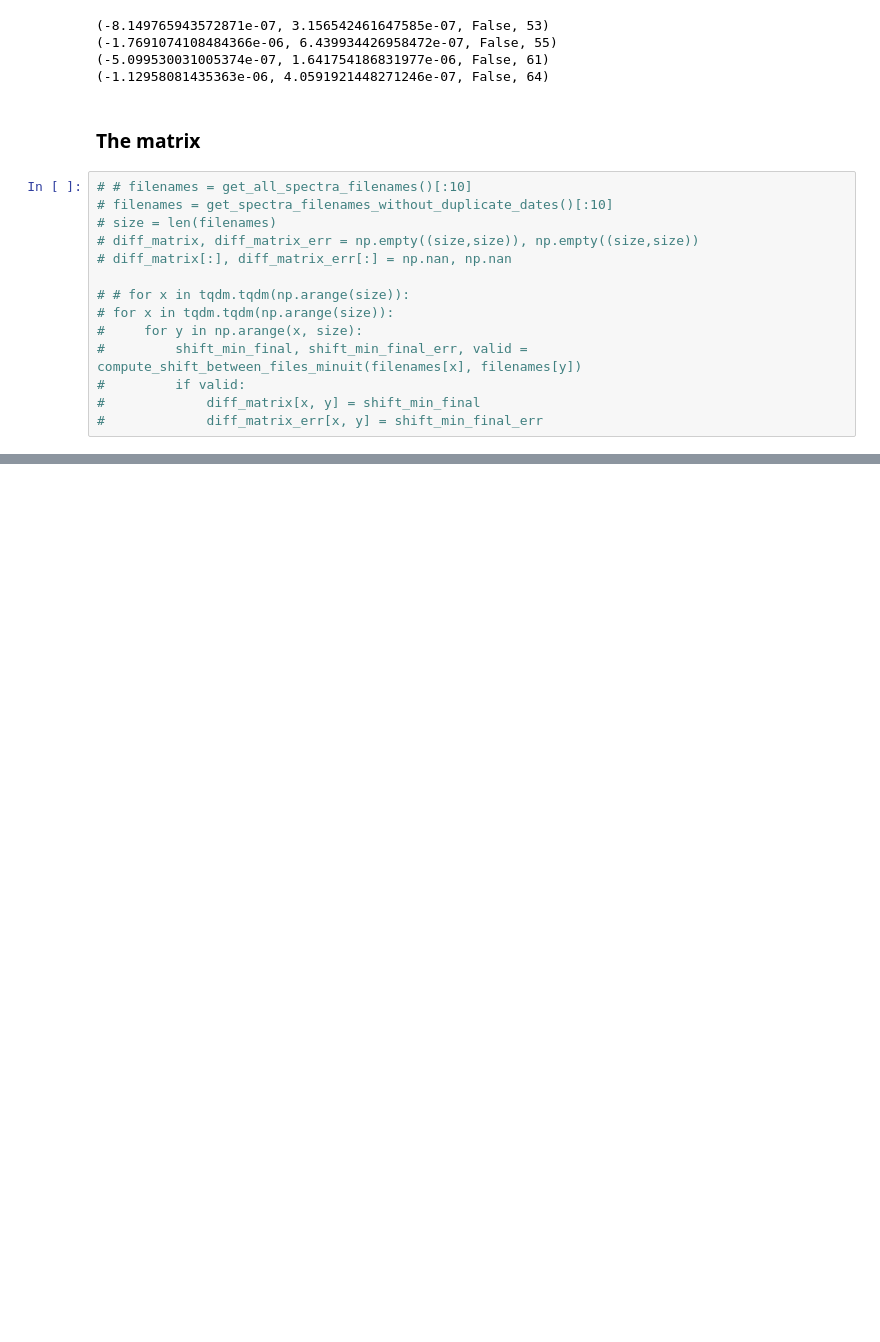
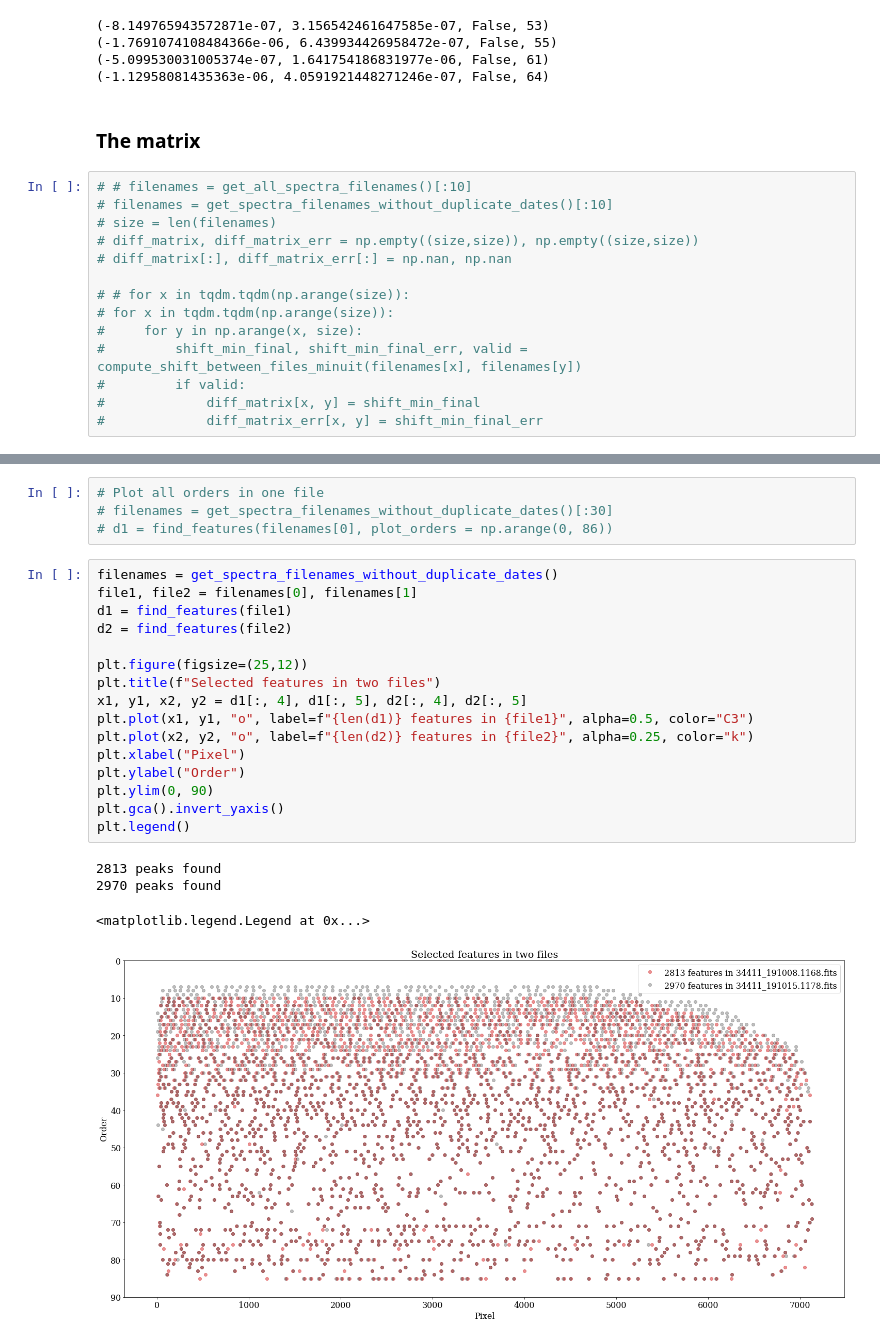
Before and after one commit to Harteg/bachelor-project, a Jupyter notebook: Lily_expres_data.ipynb, the cells around one changed output, grey strips where cells are left out. Saved outputs shown, nothing was run; the diff lists cells and outputs as text; blank space fills up the shorter version.

```diff
--- a/Lily_expres_data.ipynb
+++ b/Lily_expres_data.ipynb
@@ -564,0 +697,25 @@ Text(0.5, 1.0, 'Error')
+# %%
+# Plot all orders in one file
+# filenames = get_spectra_filenames_without_duplicate_dates()[:30]
+# d1 = find_features(filenames[0], plot_orders = np.arange(0, 86))
+# %%
+filenames = get_spectra_filenames_without_duplicate_dates()
+file1, file2 = filenames[0], filenames[1]
+d1 = find_features(file1)
+d2 = find_features(file2)
+
+plt.figure(figsize=(25,12))
+plt.title(f"Selected features in two files")
+x1, y1, x2, y2 = d1[:, 4], d1[:, 5], d2[:, 4], d2[:, 5]
+plt.plot(x1, y1, "o", label=f"{len(d1)} features in {file1}", alpha=0.5, color="C3")
+plt.plot(x2, y2, "o", label=f"{len(d2)} features in {file2}", alpha=0.25, color="k")
+plt.xlabel("Pixel")
+plt.ylabel("Order")
+plt.ylim(0, 90)
+plt.gca().invert_yaxis()
+plt.legend()
+# %% [output]
+2813 peaks found
+2970 peaks found
+<matplotlib.legend.Legend at 0x...>
+[figure, added]
```
Also changed, not shown: parts of 49 cells of this notebook, 7 other files.
